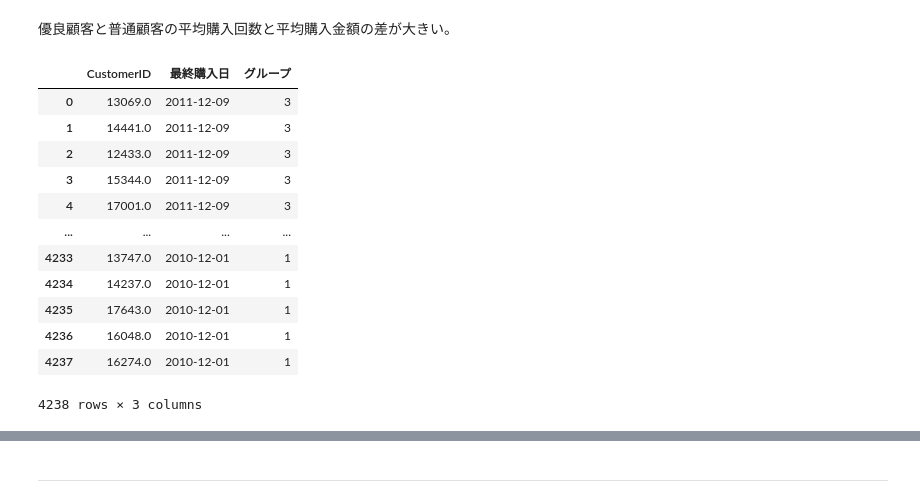
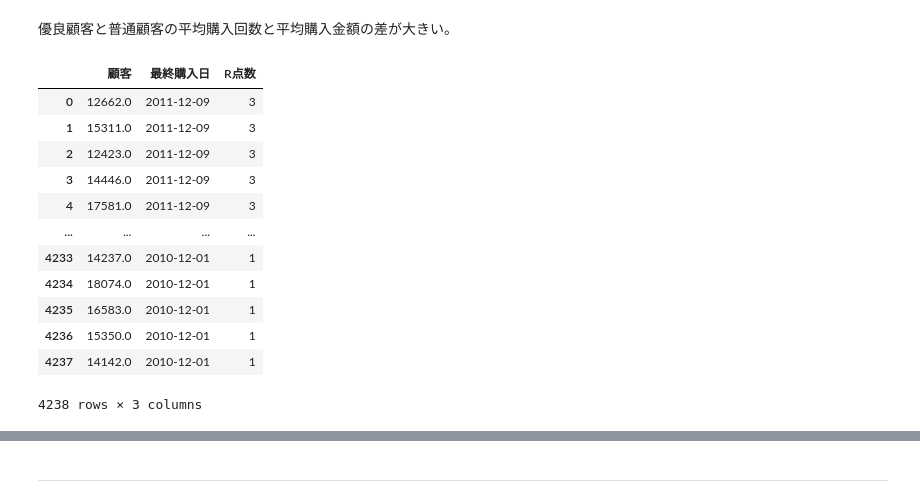
Before and after one commit to Inami-K/datescience_learning, a Jupyter notebook: 購買データ/koubai_data.ipynb, the cells around one changed output, grey strips where cells are left out. Saved outputs shown, nothing was run; the diff lists cells and outputs as text; code cells hidden in the pictures.

```diff
--- a/購買データ/koubai_data.ipynb
+++ b/購買データ/koubai_data.ipynb
@@ -622,31 +621,31 @@ df_rfm_summary
 # %%
 #R点数をつける。
 _df_customer_group_r = duckdb.query(
     """
-    SELECT CustomerID, 最終購入日,
-        4 - NTILE(3) OVER (ORDER BY 最終購入日 DESC) AS グループ
+    SELECT CustomerID AS 顧客, 最終購入日,
+        4 - NTILE(3) OVER (ORDER BY 最終購入日 DESC) AS R点数
     FROM(
     SELECT CustomerID, MAX(CAST(InvoiceDate AS DATE)) AS 最終購入日
     FROM df
     WHERE CustomerID IS NOT NULL
     GROUP BY CustomerID
     ORDER BY 最終購入日 DESC
     ) AS subquery
     """
 ).to_df()
 
 _df_customer_group_r
 # %% [output]
-|  | CustomerID | 最終購入日 | グループ |
-| 0 | 13069.0 | 2011-12-09 | 3 |
-| 1 | 14441.0 | 2011-12-09 | 3 |
-| 2 | 12433.0 | 2011-12-09 | 3 |
-| 3 | 15344.0 | 2011-12-09 | 3 |
-| 4 | 17001.0 | 2011-12-09 | 3 |
+|  | 顧客 | 最終購入日 | R点数 |
+| 0 | 12662.0 | 2011-12-09 | 3 |
+| 1 | 15311.0 | 2011-12-09 | 3 |
+| 2 | 12423.0 | 2011-12-09 | 3 |
+| 3 | 14446.0 | 2011-12-09 | 3 |
+| 4 | 17581.0 | 2011-12-09 | 3 |
 | ... | ... | ... | ... |
-| 4233 | 13747.0 | 2010-12-01 | 1 |
-| 4234 | 14237.0 | 2010-12-01 | 1 |
-| 4235 | 17643.0 | 2010-12-01 | 1 |
-| 4236 | 16048.0 | 2010-12-01 | 1 |
-| 4237 | 16274.0 | 2010-12-01 | 1 |
+| 4233 | 14237.0 | 2010-12-01 | 1 |
+| 4234 | 18074.0 | 2010-12-01 | 1 |
+| 4235 | 16583.0 | 2010-12-01 | 1 |
+| 4236 | 15350.0 | 2010-12-01 | 1 |
+| 4237 | 14142.0 | 2010-12-01 | 1 |
 4238 rows × 3 columns
```
Also changed, not shown: parts of 10 cells of this notebook.
